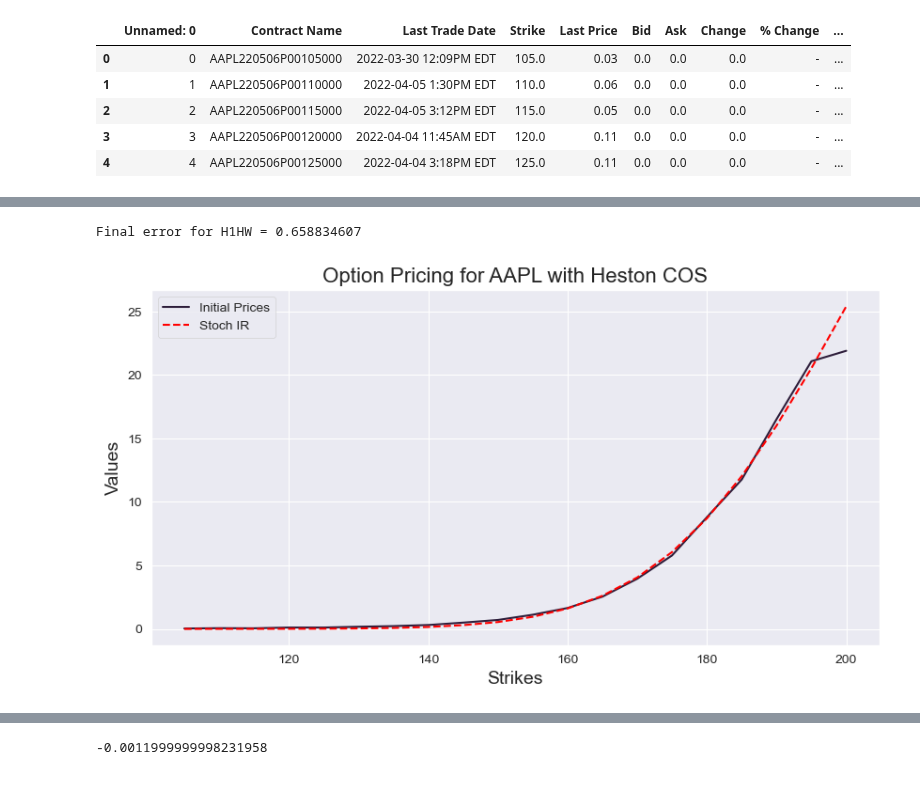
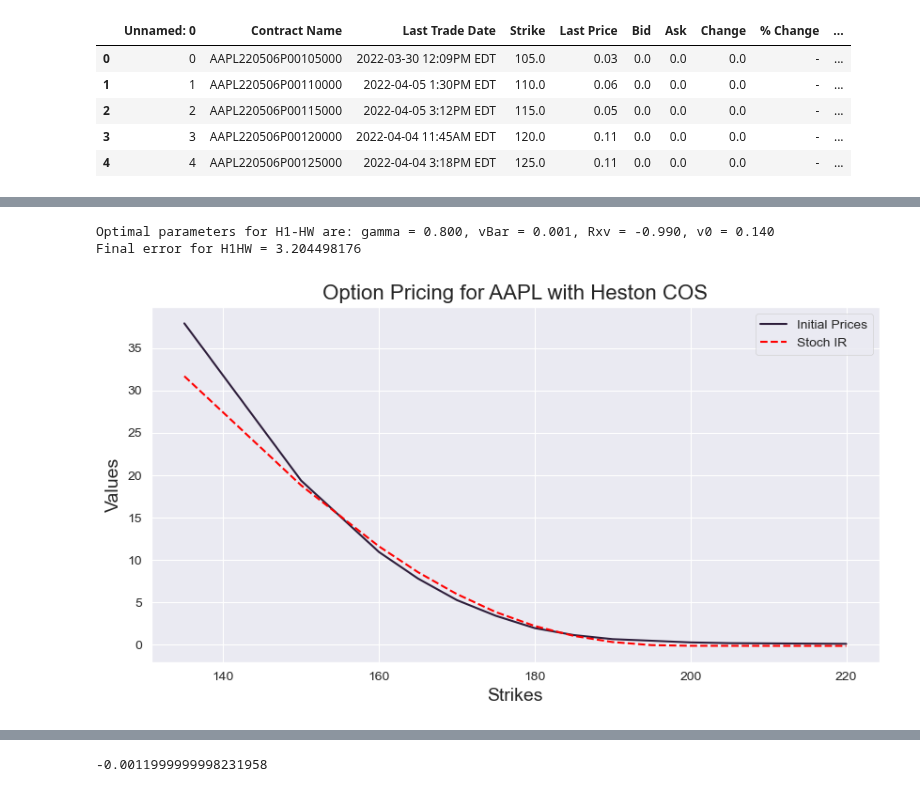
Before and after one commit to kirillzx/Generalized-Bates-model-draft, a Jupyter notebook: Calibrations/Calibration_Main.ipynb, the cells around one changed output, grey strips where cells are left out. Saved outputs shown, nothing was run; the diff lists cells and outputs as text; code cells hidden in the pictures.

```diff
--- a/Calibrations/Calibration_Main.ipynb
+++ b/Calibrations/Calibration_Main.ipynb
@@ -108,8 +113,8 @@ T = maturity
 r = 0.05
 rho1 = 0.01
 
-# type_option = 'c'
-type_option = 'p'
+type_option = 'c'
+# type_option = 'p'
 # %%
 # r, kappa, gamma, vbar, v0, rho
 
@@ -128,7 +133,7 @@ init_vals = [0.05, 2, 0.3, 0.4, 0.3, -0.7]
 bounds = ((0.001, 0.3), (0.001, 4), (0.0001, 2), (0.0001, 1.5), (0.0001, 1.5), (-0.9, 0.9))
 
 # P0T = lambda T: np.exp(0.0012*T+0.0007)
-s0 = 174.62
+# s0 = 174.62
 
 # referenceIV = np.array([48.53, 24.49, 19.23])/100.0
 
@@ -201,7 +206,7 @@ def calibrationBates_SIR_SC(CP, xip, K, marketPrice, s0, T, P0T):
     initial = np.array([0.4, 0.3, 0.04, 0.3, 0.1, 0.2, 0.5, 0.1, 0.1, 0.05, 0.4, 0.5, -0.7, 0.001, 0, 1])
 #     pars  = minimize(f_obj, initial, method='nelder-mead', options = {'xtol': 1e-05, 'disp': False,'maxiter':1000})
 
-    xmin = [0.001, 0.0001, 0.0001, 0.0005, 0.001, 0.0001, 0.0005, -0.99, -0.99, 0.0001, 0.0001, 0.4, -1, -0.5, -10, 0.0001]
+    xmin = [0.001, 0.0001, 0.0001, 0.0005, 0.001, 0.0001, 0.0005, -0.99, -0.99, 0.0001, 0.0001, 0.4, -1, 0.0001, -10, 0.0001]
 #     xmax = [2, 0.3, 0.4, 0.3, 0.4, 0.4, 0.2, 0.8, 0.8, 0.3, 0.99, 0.99]
     xmax = [5, 0.7, 1.5, 2, 3, 2, 1, 0.6, 0.9, 1.7, 4, 5, 1, 0.3, 10, 15]
 
@@ -279,9 +284,9 @@ def errorFun(CP, tau, T, k, gamma, vb, kr, gammar, mur, krho, murho, sigmarho, r
 # %%
 T = maturity
 tau = T
-s0 = 174.62
+# s0 = 174.62
 xip = 0.5
-type_option = 'p'
+type_option = 'c'
 
 P0T = lambda T: np.exp(0.0005*T)
 
@@ -571,36 +576,17 @@ def calibrationH1HW_Global(CP,K,marketPrice,S0,T,P0T):
     # Random initial guess
 
     #[gamma,vBar,Rxv,v0]
-    initial = np.array([1.0, 0.05,-0.7, 0.05, 0.01, 0.3, 0.04, 0.4])
+    initial = np.array([0.3, 0.05,-0.7, 0.05, 0.01, 0.3, 0.04, 0.4])
 
     # The bounds
 
     xmin = [0.1, 0.001,-0.99, 0.001, 0.001, 0.001, 0.001, -1]
-    xmax = [0.8,  0.8,  -0.3, 0.8, 0.7, 0.7, 0.7, 1]
+    xmax = [0.8,  0.8,  -0.1, 0.8, 0.7, 0.7, 0.7, 1]
 
     # Rewrite the bounds as required by L-BFGS-B
 
     bounds = [(low, high) for low, high in zip(xmin, xmax)]
 
-    # Use L-BFGS-B method because the problem is smooth and bounded
-
-#     minimizer_kwargs = dict(method="L-BFGS-B", bounds=bounds)
-
-#     # Global search
-
-#     pars = optimize.basinhopping(f_obj, initial,niter=1, minimizer_kwargs=minimizer_kwargs)
-
-#     print(pars)
-
-    # Use global parameters in the local search
-
-#     gamma_est = pars.x[0]
-#     vBar_est = pars.x[1]
-#     Rxv_est = pars.x[2]
-#     v0_est = pars.x[3]
-#     initial = [gamma_est,vBar_est,Rxv_est,v0_est]
-#     pars  = minimize(f_obj,initial,method='nelder-mead', options = \
-#                      {'xtol': 1e-05, 'disp': False,'maxiter':200})
     pars  = minimize(f_obj,initial,bounds=bounds, tol=1e-05)
 
     gamma_est = pars.x[0]
@@ -637,16 +623,10 @@ def TargetValH1HW(CP,kappa,gamma,vBar,Rxr,Rxv,v0,eta,lambd,K,marketPrice,S0,T,P0
     return value
 
 def mainCalculation():
-    CP  = OptionType.PUT
+    CP  = OptionType.CALL
+    S0 = s0
+    global valCOS_H1HW
 
-    # HW model parameter settings
-
-#     lambd = 0.01
-#     eta   = 0.01
-    S0    = 174.62
-
-#     kappa =  0.5
-#     Rxr   =  0.3
 
     # We define a ZCB curve (obtained from the market)
     # This curve is based on the estimation to real market data
@@ -661,65 +641,40 @@ def mainCalculation():
     ################## Here we define market call option prices #################
 
     T = maturity
-#     referenceIV  = np.array([57.61, 22.95, 15.9])/100.0
-
-    #T = 1.0
-    #referenceIV = np.array([48.53, 24.49, 19.23])/100.0
-
-    #T = 10.0
-    #referenceIV = np.array([36.76, 29.18, 27.66])/100.0
-
-    # Strike range
-#     P0T = lambda T: np.exp(0.005*T)
-
-
-
-#     frwd = S0/P0T(T)
-#     K = [0.4*frwd, frwd, 1.2*frwd]
     K = apple_strikes
 
-#     referenceIV = np.array([48.53, 24.49, 19.23])/100.0
-
-#     K = [0.4*frwd, frwd, 1.2*frwd]
-#     K = np.array(K).reshape([len(K),1])
-
-
-#     referenceIV = np.array(referenceIV).reshape([len(referenceIV),1])
-#     referencePrice = P0T(T)* BS_Call_Put_Option_Price(CP,S0 / P0T(T),K,referenceIV,T,0.0)
     referencePrice = apple_market_price
     calibratedParms =  calibrationH1HW_Global(CP,K,referencePrice,S0,T,P0T)
 
     gamma = calibratedParms.get('gamma')
     vBar  = calibratedParms.get('vBar')
     Rxv   = calibratedParms.get('Rxv')
     v0    = calibratedParms.get('v0')
     eta = calibratedParms.get('eta')
     kappa = calibratedParms.get('kappa')
     lambd = calibratedParms.get('lambda')
     Rxr = calibratedParms.get('rxr')
     errorH1HW = calibratedParms.get('ErrorFinal')
 
     cf2 = ChFH1HWModel(P0T,lambd,eta,T,kappa,gamma,vBar,v0,Rxv, Rxr)
     valCOS_H1HW = CallPutOptionPriceCOSMthd_StochIR(cf2, CP, S0, T, K, N, L,P0T(T))
 
-#     print(np.mean((referencePrice - valCOS_H1HW.T[0])**2))
-
-
-#     print("Optimal parameters for H1-HW are: gamma = {0:.3f}, vBar = {1:.3f}, Rxv = {2:.3f}, v0 = {3:.3f}".format(gamma,vBar,Rxv,v0))
+    print("Optimal parameters for H1-HW are: gamma = {0:.3f}, vBar = {1:.3f}, Rxv = {2:.3f}, v0 = {3:.3f}".format(gamma,vBar,Rxv,v0))
     print('Final error for H1HW = {0}'.format(round(errorH1HW, 9)))
 
     plt.subplots(figsize=(10, 5), dpi=100)
 
     plt.plot(K, apple_market_price, label='Initial Prices')
     plt.plot(K, valCOS_H1HW, '--', color='red', label='Stoch IR')
 
     plt.title('Option Pricing for AAPL with Heston COS', fontsize=16)
     plt.xlabel('Strikes', fontsize=14)
     plt.ylabel('Values', fontsize=14)
     plt.legend()
     plt.show()
 
 mainCalculation()
 # %% [output]
-Final error for H1HW = 0.658834607
+Optimal parameters for H1-HW are: gamma = 0.800, vBar = 0.001, Rxv = -0.990, v0 = 0.140
+Final error for H1HW = 3.204498176
-[figure, old version]
+[figure, new version]
```
Also changed, not shown: parts of 53 cells of this notebook.
